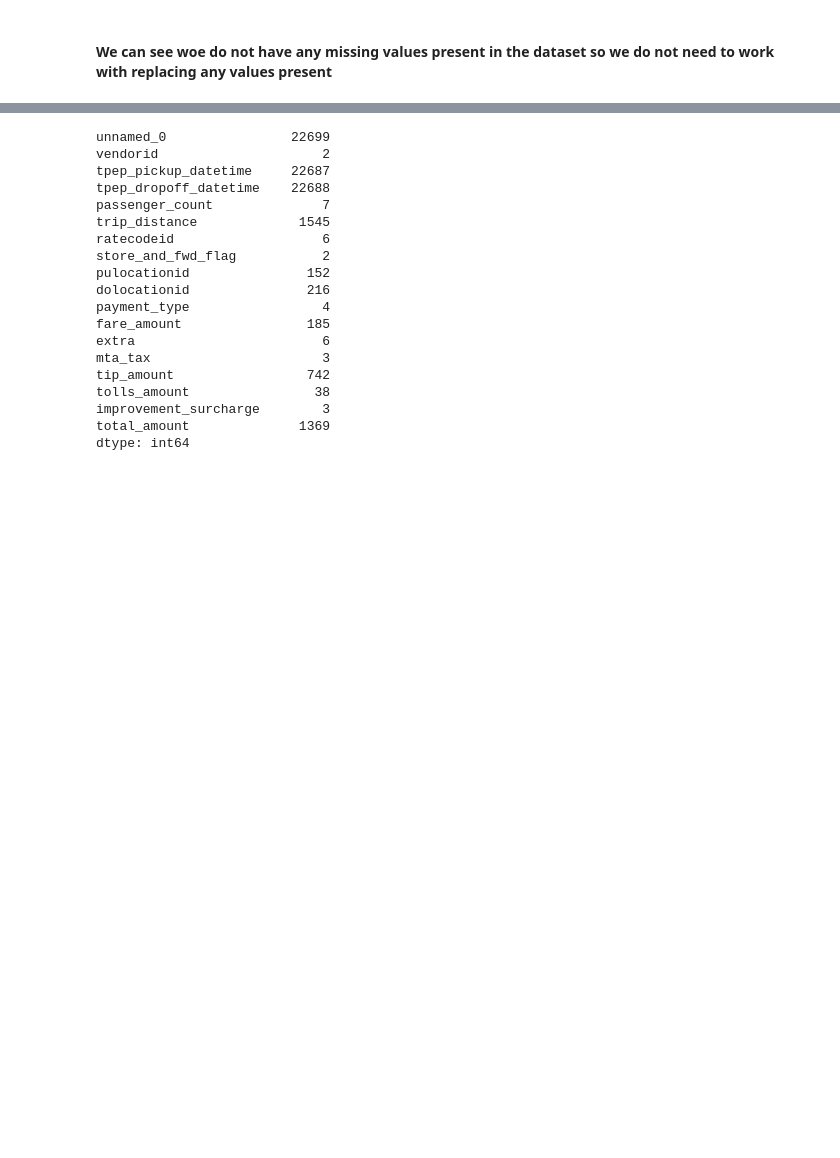
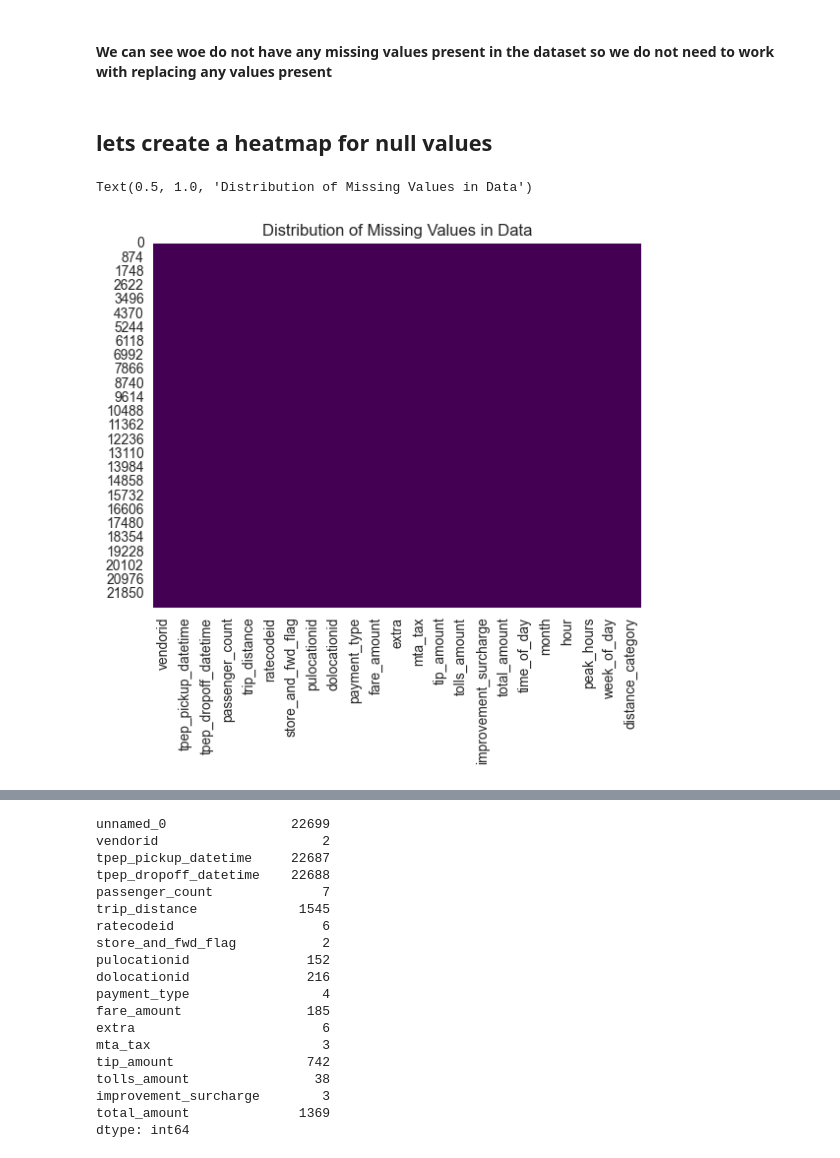
Before and after one commit to BishalJung7377/2017_yello_taxi_google_data_analytics, a Jupyter notebook: ny_taxi_data.ipynb, the cells around one changed output, grey strips where cells are left out. Saved outputs shown, nothing was run; the diff lists cells and outputs as text; code cells hidden in the pictures; blank space fills up the shorter version.

```diff
--- a/ny_taxi_data.ipynb
+++ b/ny_taxi_data.ipynb
@@ -182,6 +182,14 @@ total_amount             0
 dtype: int64
 # %% [markdown]
 #### We can see woe do not have any missing values present in the dataset so we do not need to work with replacing any values present
+# %% [markdown]
+## lets create a heatmap for null values
+# %%
+sns.heatmap(df.isnull(), cmap='viridis',cbar=False)
+plt.title("Distribution of Missing Values in Data")
+# %% [output]
+Text(0.5, 1.0, 'Distribution of Missing Values in Data')
+[figure, added]
 # %%
 ### statstical summary of the dataset
 df.describe()
```
Also changed, not shown: parts of 6 cells of this notebook, 1 other file.
